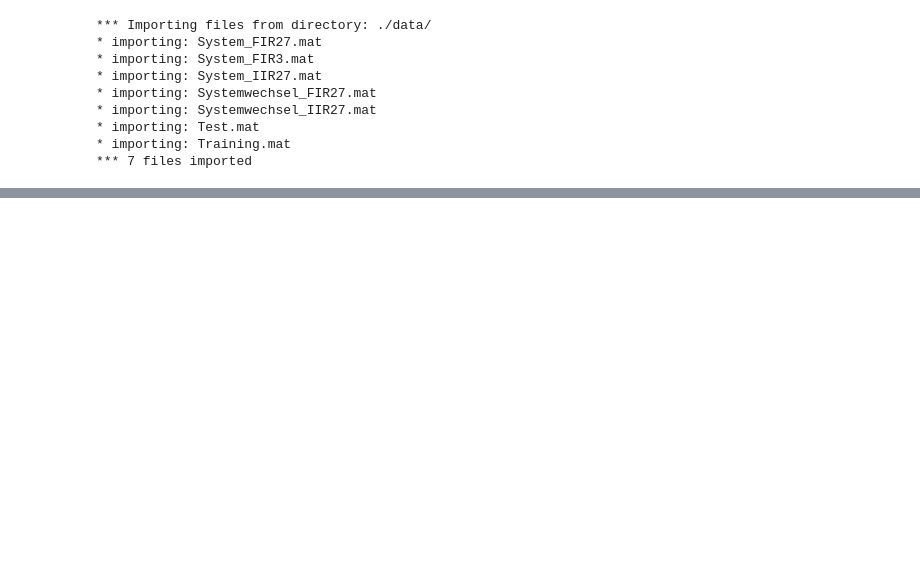
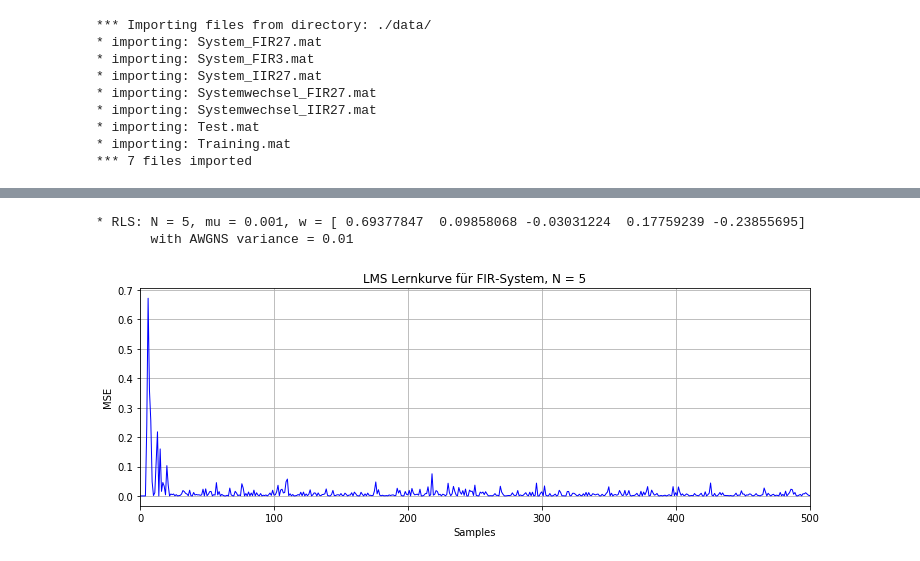
Before and after one commit to xhain/Systemidentifikation, a Jupyter notebook: python/Systemidentifikation.ipynb, the cells around one changed output, grey strips where cells are left out. Drawn from its saved outputs; the diff is of its cells as text; code cells hidden in the pictures; blank space fills up the shorter version.

```diff
--- a/python/Systemidentifikation.ipynb
+++ b/python/Systemidentifikation.ipynb
@@ -75,0 +92,20 @@ ts.plotvecs(E.T ,'FIR Konstant LMS, N = '+str(N),'lin')
+# %%
+# FIR RLS study
+# N  = 1, 2, 5
+# mu = free
+# var = 0.001, 0.1, 1, 10
+
+# Length of displayed plot
+plotLen = 500
+plotStyle = 'lin'
+
+# N = 1
+N, mu, var = 5, 0.001, 0.01
+HfirXn = ts.addNoise(HfirX, var)
+E, W, w, Yd = algo.rlsAlg(N, mu, HfirXn, HfirD, np.zeros(N))
+ts.plot(E.T ,'LMS Lernkurve für FIR-System, N = '+str(N),plotStyle, plotLen)
+print('       with AWGNS variance = '+str(var))
+# %% [output]
+* RLS: N = 5, mu = 0.001, w = [ 0.69377847  0.09858068 -0.03031224  0.17759239 -0.23855695]
+       with AWGNS variance = 0.01
+[figure, added]
```
Also changed, not shown: parts of 17 cells of this notebook, 4 other files.
